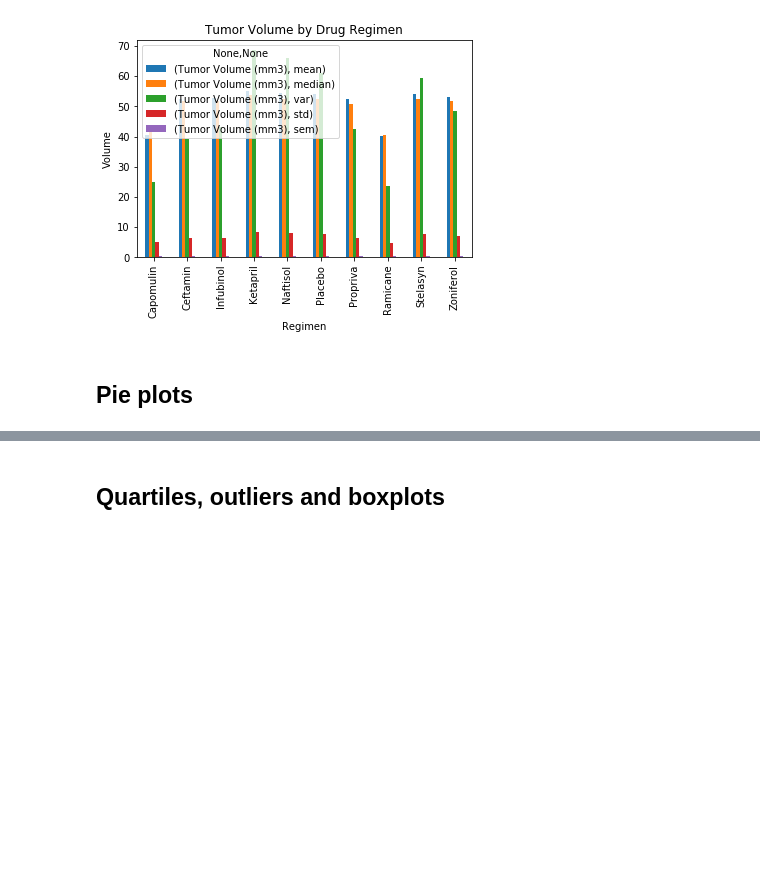
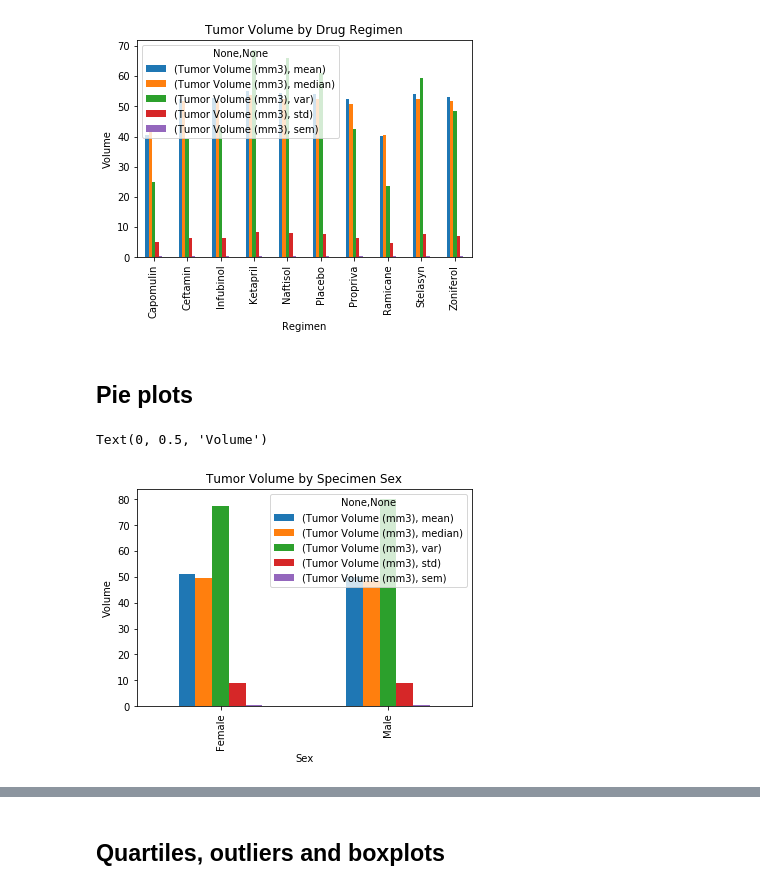
Before and after one commit to KFreund91/matplotlib-challenge, a Jupyter notebook: Pymaceuticals/pymaceuticals_starter.ipynb, the cells around one changed output, grey strips where cells are left out. Drawn from its saved outputs; the diff is of its cells as text; code cells hidden in the pictures; blank space fills up the shorter version.

```diff
--- a/Pymaceuticals/pymaceuticals_starter.ipynb
+++ b/Pymaceuticals/pymaceuticals_starter.ipynb
@@ -76,4 +80,17 @@ Text(0, 0.5, 'Volume')
 [figure]
 # %% [markdown]
 ## Pie plots
+# %%
+# Generate a pie plot showing the distribution of female versus male mice using pandas
+gender_stats = results_df.groupby('Sex').agg({'Tumor Volume (mm3)': ['mean', 'median', 'var','std', 'sem']})
+gender_stats_df = pd.DataFrame(gender_stats)
+gender_stats_df
+
+gender_stats_df.plot(kind= "bar")
+plt.title("Tumor Volume by Specimen Sex")
+plt.xlabel("Sex")
+plt.ylabel("Volume")
+# %% [output]
+Text(0, 0.5, 'Volume')
+[figure, added]
 # %%
```
Also changed, not shown: parts of 16 cells of this notebook.
